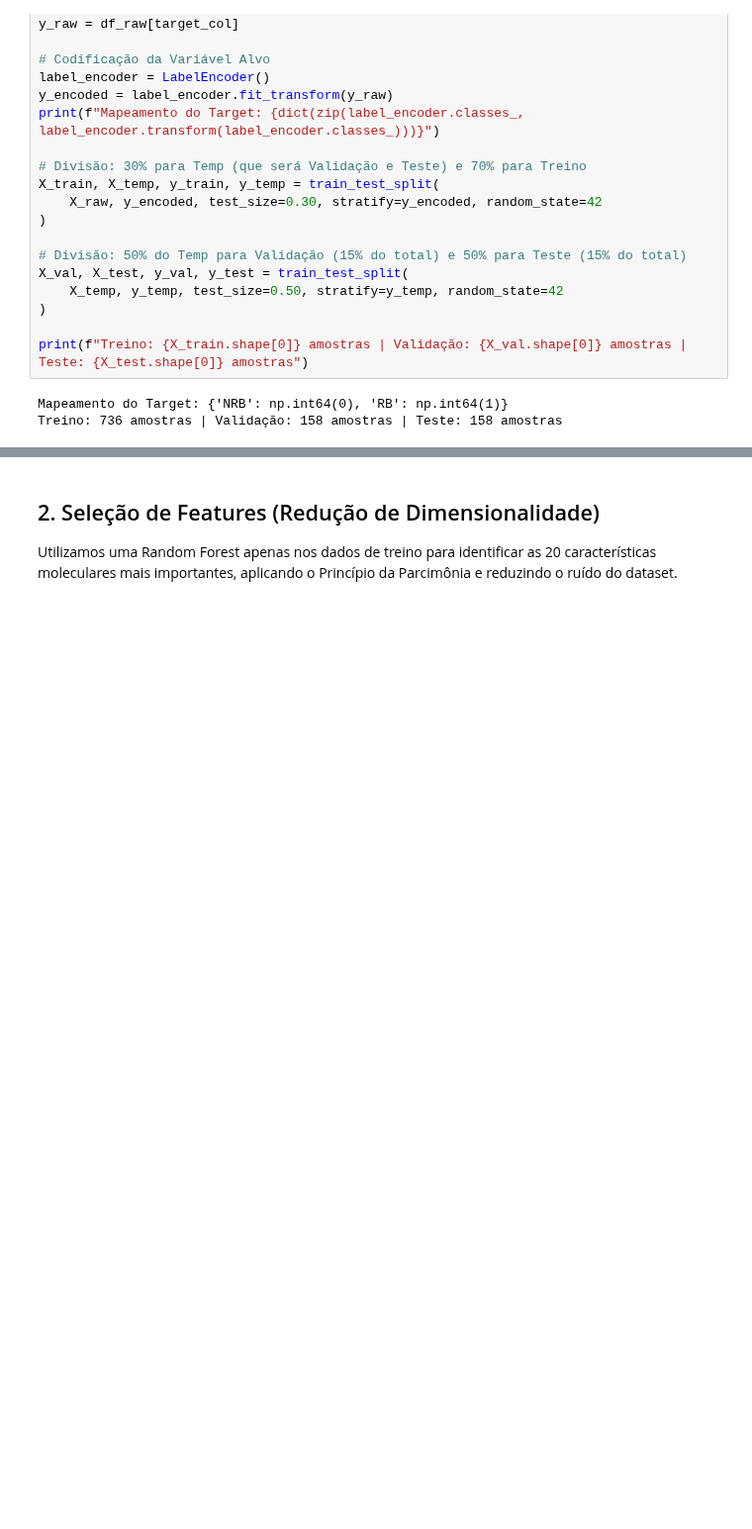
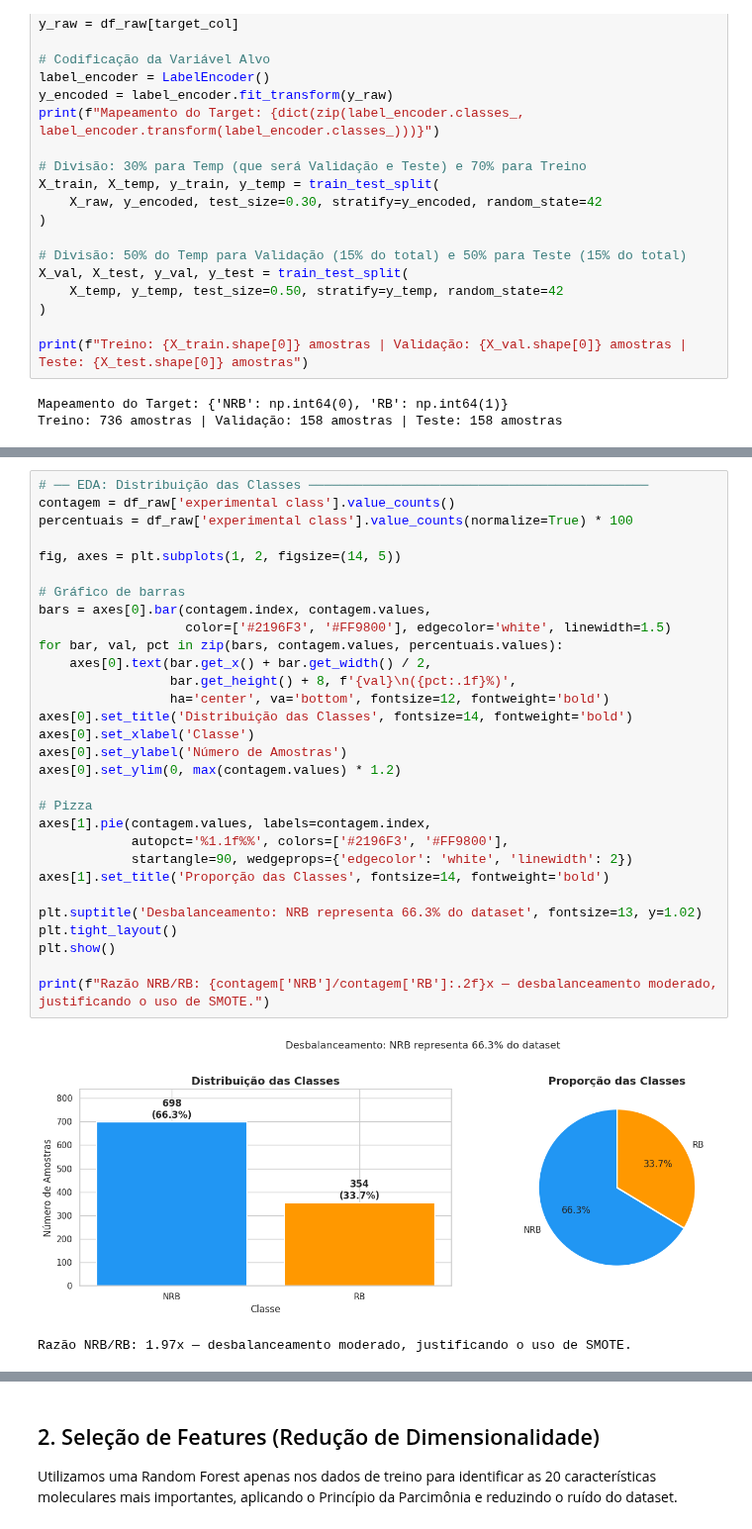
Before and after one commit to Gabrielogui/machine-learning, a Jupyter notebook: main.ipynb, the cells around one changed output, grey strips where cells are left out. Shown at 99% size. Drawn from its saved outputs; the diff is of its cells as text; blank space fills up the shorter version.

```diff
--- a/main.ipynb
+++ b/main.ipynb
@@ -66,0 +71,33 @@ Treino: 736 amostras | Validação: 158 amostras | Teste: 158 amostras
+# %%
+# ── EDA: Distribuição das Classes ────────────────────────────────────────────
+contagem = df_raw['experimental class'].value_counts()
+percentuais = df_raw['experimental class'].value_counts(normalize=True) * 100
+
+fig, axes = plt.subplots(1, 2, figsize=(14, 5))
+
+# Gráfico de barras
+bars = axes[0].bar(contagem.index, contagem.values,
+                   color=['#2196F3', '#FF9800'], edgecolor='white', linewidth=1.5)
+for bar, val, pct in zip(bars, contagem.values, percentuais.values):
+    axes[0].text(bar.get_x() + bar.get_width() / 2,
+                 bar.get_height() + 8, f'{val}\n({pct:.1f}%)',
+                 ha='center', va='bottom', fontsize=12, fontweight='bold')
+axes[0].set_title('Distribuição das Classes', fontsize=14, fontweight='bold')
+axes[0].set_xlabel('Classe')
+axes[0].set_ylabel('Número de Amostras')
+axes[0].set_ylim(0, max(contagem.values) * 1.2)
+
+# Pizza
+axes[1].pie(contagem.values, labels=contagem.index,
+            autopct='%1.1f%%', colors=['#2196F3', '#FF9800'],
+            startangle=90, wedgeprops={'edgecolor': 'white', 'linewidth': 2})
+axes[1].set_title('Proporção das Classes', fontsize=14, fontweight='bold')
+
+plt.suptitle('Desbalanceamento: NRB representa 66.3% do dataset', fontsize=13, y=1.02)
+plt.tight_layout()
+plt.show()
+
+print(f"Razão NRB/RB: {contagem['NRB']/contagem['RB']:.2f}x — desbalanceamento moderado, justificando o uso de SMOTE.")
+# %% [output]
+[figure, added]
+Razão NRB/RB: 1.97x — desbalanceamento moderado, justificando o uso de SMOTE.
```
Also changed, not shown: parts of 3 cells of this notebook.
